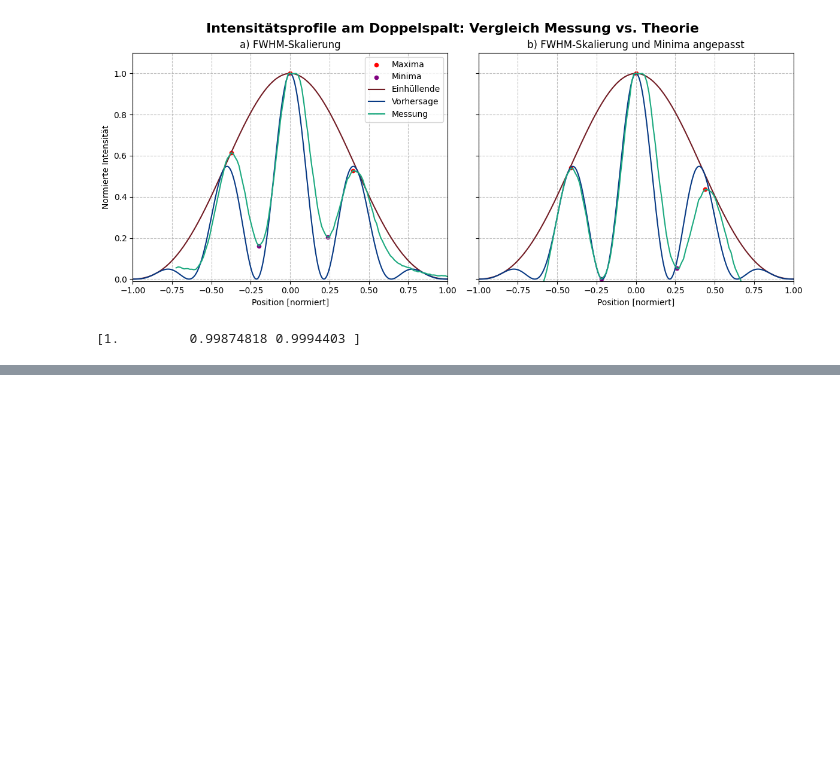
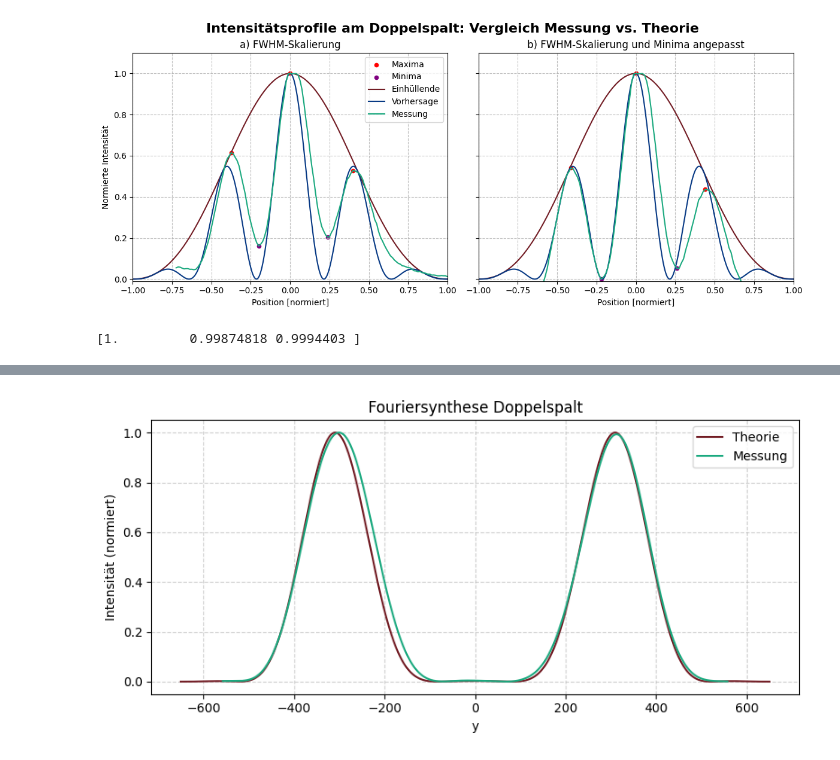
Before and after one commit to FinnZeumer/PAP-2, a Jupyter notebook: Versuche/233/Python/cleaned_code_V233.ipynb, the cells around one changed output, grey strips where cells are left out. Cells and saved outputs as stored; diff of their text form; code cells hidden in the pictures; blank space fills up the shorter version.

```diff
--- a/Versuche/233/Python/cleaned_code_V233.ipynb
+++ b/Versuche/233/Python/cleaned_code_V233.ipynb
@@ -3244,0 +3419,57 @@ TypeError: unsupported format string passed to numpy.ndarray.__format__
+# %%
+aufgabe = '5b'
+folder = "./A5/"
+safe_folder = "../img/plots/"
+
+# ------------------------------------------------------------------------
+#   Anpassen der Messwerte
+# ------------------------------------------------------------------------
+
+# AUf Nullhöhe setzen
+int_dop_1_null = int_dop_1 - min(int_dop_1)
+
+x_exp = pix_pos_dop_1 - np.mean(pix_pos_dop_1)
+I_exp = int_dop_1_null / np.max(int_dop_1_null)
+
+# ------------------------------------------------------------------------
+#  Plotting
+# ------------------------------------------------------------------------
+# Paraeter
+g = abst_b_val/px_breit
+d = breit_b_val/px_breit
+n = 1
+
+y_th, I_th = synthese_doppelspalt(g, d, n)
+
+# FWHM
+fwhm_exp = fwhm(x_exp, I_exp)
+fwhm_th = fwhm(y_th, I_th)
+scale = fwhm_exp / fwhm_th
+
+y_th_scaled = y_th * scale
+
+plt.figure(figsize=(8,4))
+
+plt.plot(
+    y_th_scaled,
+    I_th,
+    color=weinrot,
+    label="Theorie"
+    )
+
+plt.plot(
+    x_exp,
+    I_exp,
+    label="Messung",
+    color=hellgruen
+    )
+plt.title("Fouriersynthese Doppelspalt")
+plt.xlabel("y")
+plt.ylabel("Intensität (normiert)")
+plt.grid(True, which="both", linestyle="--", alpha=0.6)
+plt.legend()
+plt.tight_layout()
+plt.savefig(f'{safe_folder}Doppelspalt_1Ordnung_{aufgabe}.pdf', dpi=300)
+plt.show()
+# %% [output]
+[figure, added]
```
Also changed, not shown: parts of 24 cells of this notebook, 40 other files.
